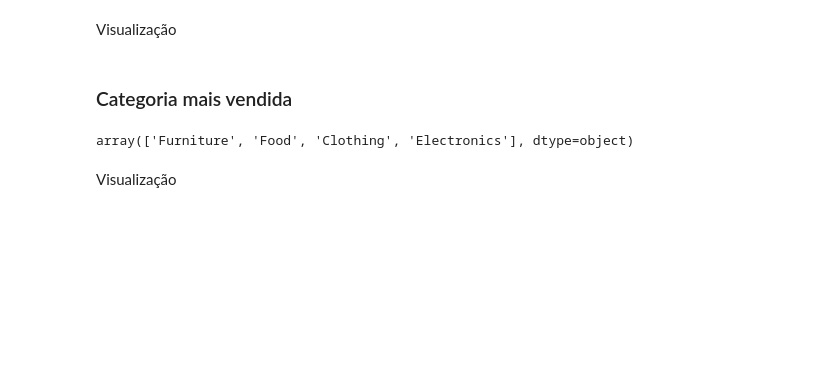
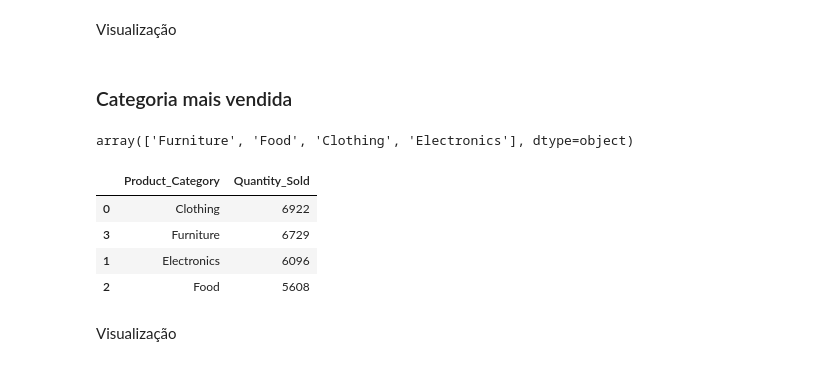
Before and after one commit to lucasz-g/2-ESPR, a Jupyter notebook: Data Science/CP1/notebooks/analise1.ipynb, the cells around one changed output. Cells and saved outputs as stored; diff of their text form; code cells hidden in the pictures; blank space fills up the shorter version.

```diff
--- a/Data Science/CP1/notebooks/analise1.ipynb
+++ b/Data Science/CP1/notebooks/analise1.ipynb
@@ -103,6 +135,13 @@ array(['Furniture', 'Food', 'Clothing', 'Electronics'], dtype=object)
 # %%
 quantity_per_category = dados.groupby('Product_Category')[['Quantity_Sold']].sum().reset_index()
 quantity_per_category = quantity_per_category.sort_values('Quantity_Sold', ascending=False)
+quantity_per_category
+# %% [output]
+|  | Product_Category | Quantity_Sold |
+| 0 | Clothing | 6922 |
+| 3 | Furniture | 6729 |
+| 1 | Electronics | 6096 |
+| 2 | Food | 5608 |
 # %% [markdown]
 Visualização
 # %%
```
Also changed, not shown: parts of 25 cells of this notebook, 2 other files.
